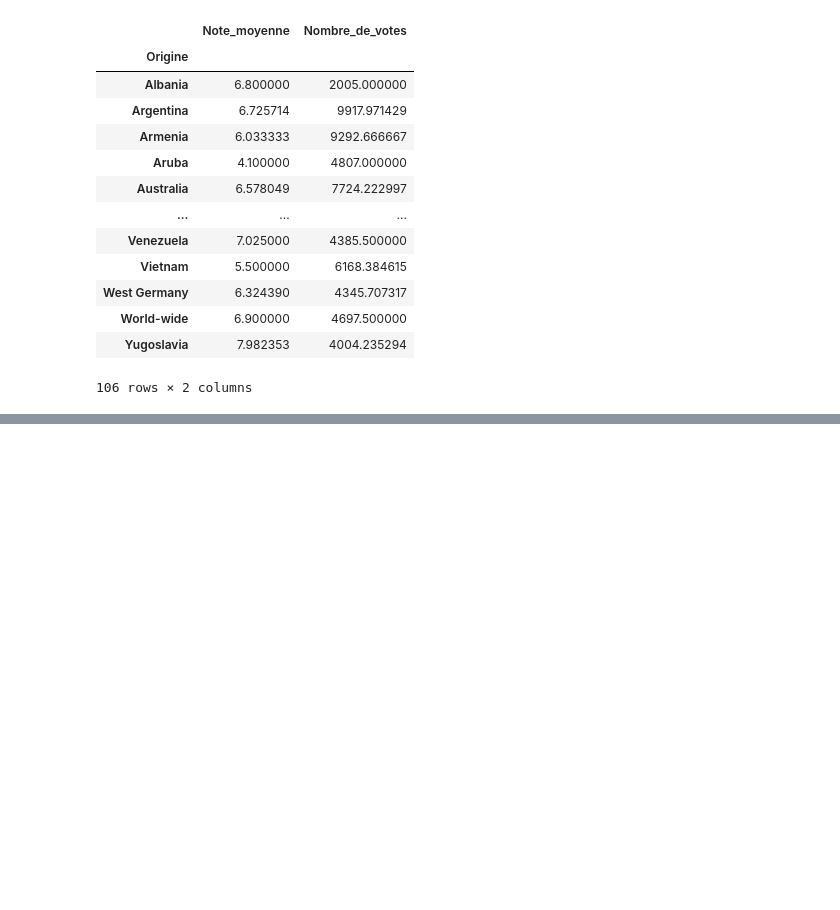
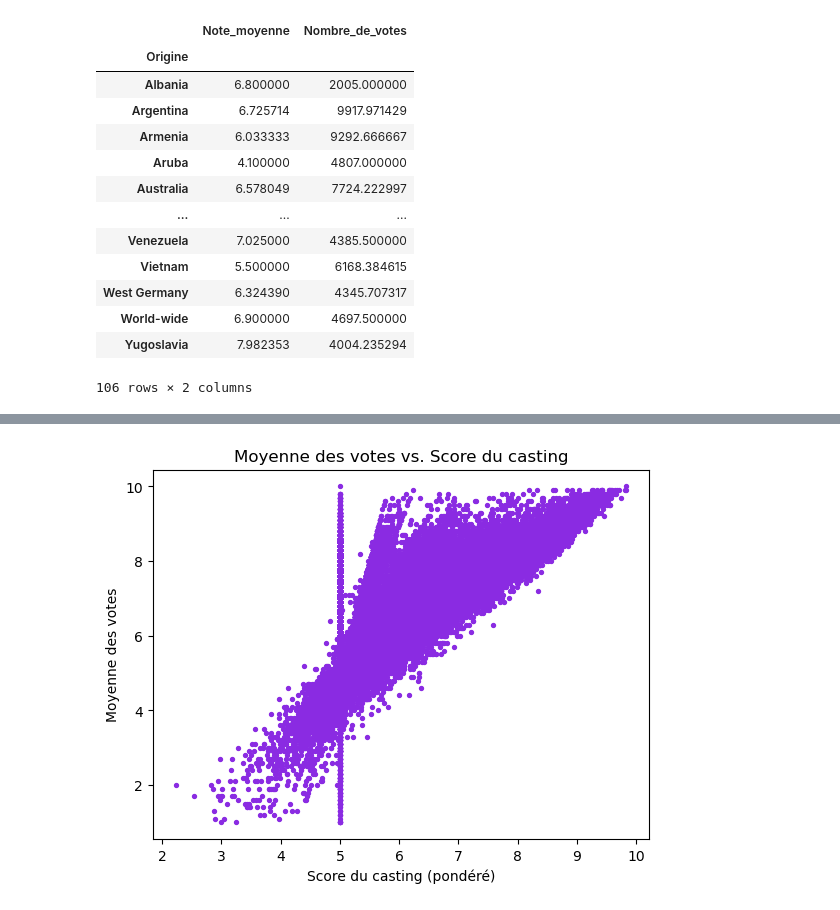
Before and after one commit to Jeremstar/Projet-de-DINGUE, a Jupyter notebook: code/stat_des.ipynb, the cells around one changed output, grey strips where cells are left out. Cells and saved outputs as stored; diff of their text form; code cells hidden in the pictures; blank space fills up the shorter version.

```diff
--- a/code/stat_des.ipynb
+++ b/code/stat_des.ipynb
@@ -204,0 +294,26 @@ df_fusionné.groupby(['month','Origine']).mean()
+# %%
+# corrélation score du cast (pondéré) et note du film ?
+def moyenne_scores_pondérée (liste_scores) :
+    moyenne_pondérée = 5
+    if liste_scores != None :
+        if len(liste_scores)==1 :
+            moyenne_pondérée = liste_scores[0]
+        else :
+            moyenne_pondérée = 0
+            n=2
+            for i in liste_scores[:-1] :
+                moyenne_pondérée += i/n
+                n = 2*n
+            moyenne_pondérée += liste_scores[-1]/(n/2)
+    return moyenne_pondérée
+
+df_fusionné2['score_cast_pondéré'] = df_fusionné2['liste_scores'].apply(moyenne_scores_pondérée)
+df_fusionné2
+
+df_fusionné2.plot(x='score_cast_pondéré', y='Note_moyenne', kind='scatter', s=8, c='#8A2BE2')
+plt.title("Moyenne des votes vs. Score du casting")
+plt.xlabel("Score du casting (pondéré)")
+plt.ylabel("Moyenne des votes")
+plt.show()
+# %% [output]
+[figure, added]
```
Also changed, not shown: parts of 9 cells of this notebook, 1 other file.
